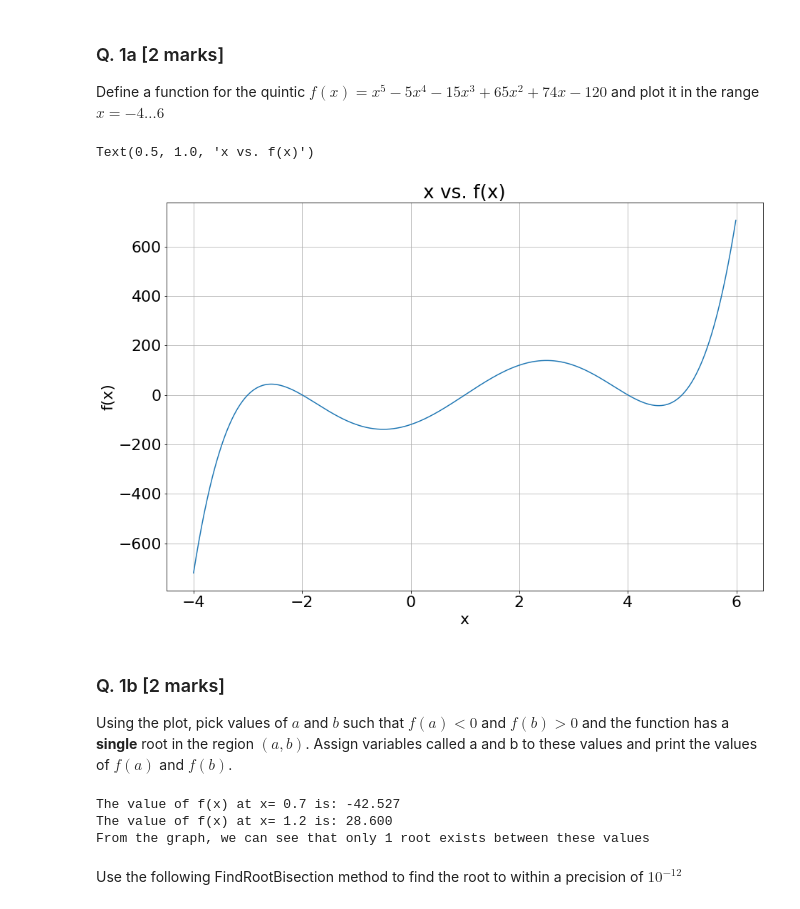
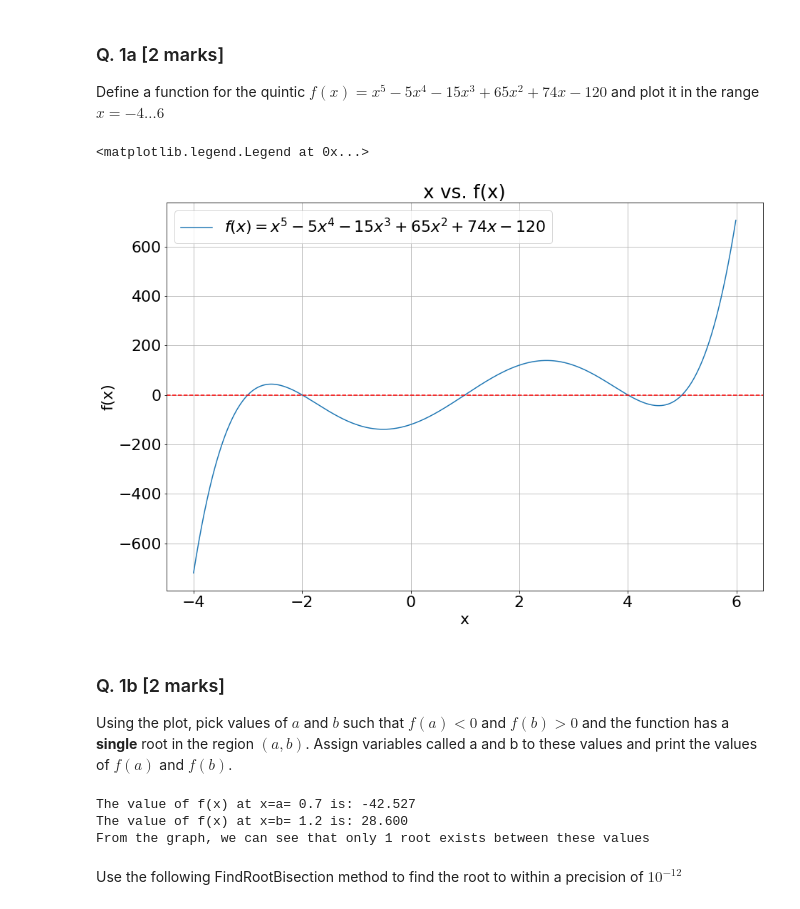
Before and after one commit to Conor-O-Mahony/ACM20030-Assignments, a Jupyter notebook: Assignment 2/Assignment-2.ipynb, the cells around one changed output. Drawn from its saved outputs; the diff is of its cells as text; code cells hidden in the pictures.

```diff
--- a/Assignment 2/Assignment-2.ipynb
+++ b/Assignment 2/Assignment-2.ipynb
@@ -24,28 +24,30 @@ Define a function for the quintic $f(x) = x^5-5 x^4-15 x^3+65 x^2+74 x-120$ and
 # %%
 def quinticf(x):
     return x**5-5*x**4-15*x**3+65*x**2+74*x-120
 
 x=np.arange(-4,6,0.01)
 
-plt.plot(x,quinticf(x))
+plt.plot(x,quinticf(x), label='$f(x) = x^5-5 x^4-15 x^3+65 x^2+74 x-120$')
+plt.axhline(y=0, color='r', linestyle='--')
 plt.xlabel('x')
 plt.ylabel('f(x)')
 plt.grid()
 plt.title('x vs. f(x)')
+plt.legend()
 # %% [output]
-Text(0.5, 1.0, 'x vs. f(x)')
+<matplotlib.legend.Legend at 0x...>
-[figure, old version]
+[figure, new version]
 # %% [markdown]
 ### Q. 1b [2 marks]
 Using the plot, pick values of $a$ and $b$ such that $f(a) < 0$ and $f(b) > 0$ and the function has a **single** root in the region $(a,b)$. Assign variables called a and b to these values and print the values of $f(a)$ and $f(b)$.
 # %%
 a, b=0.7, 1.2
 
-print('The value of f(x) at x=',a,'is:',"%.3f" % quinticf(a))
-print('The value of f(x) at x=',b,'is:',"%.3f" % quinticf(b),"\nFrom the graph, we can see that only 1 root exists between these values")
+print('The value of f(x) at x=a=',a,'is:',"%.3f" % quinticf(a))
+print('The value of f(x) at x=b=',b,'is:',"%.3f" % quinticf(b), "\nFrom the graph, we can see that only 1 root exists between these values")
 # %% [output]
-The value of f(x) at x= 0.7 is: -42.527
-The value of f(x) at x= 1.2 is: 28.600
+The value of f(x) at x=a= 0.7 is: -42.527
+The value of f(x) at x=b= 1.2 is: 28.600
 From the graph, we can see that only 1 root exists between these values
 # %% [markdown]
 Use the following FindRootBisection method to find the root to within a precision of $10^{-12}$
```
Also changed, not shown: parts of 13 cells of this notebook.
